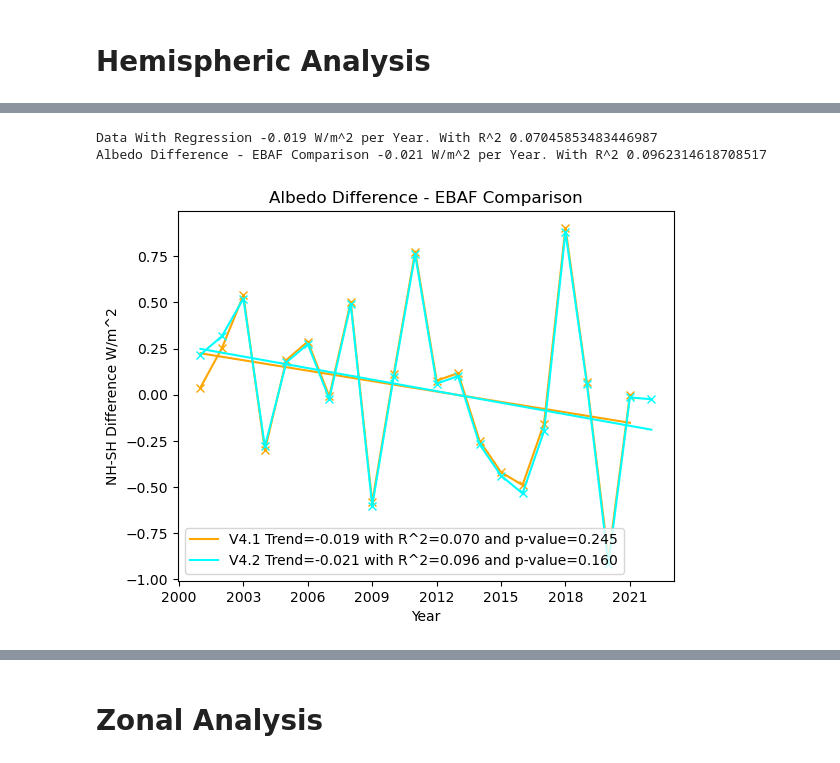
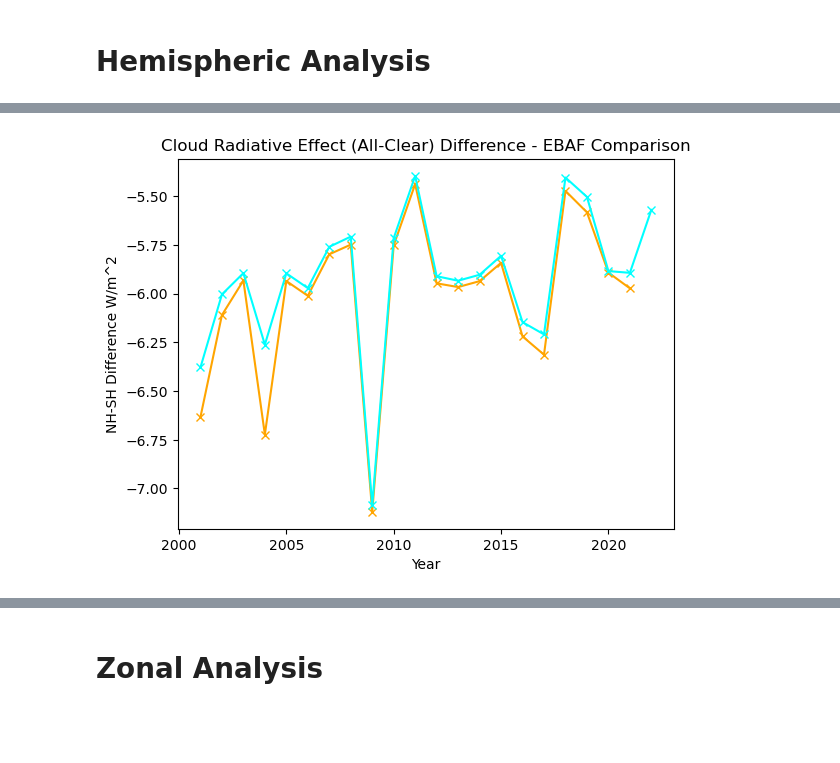
Before and after one commit to mwatwood-cu/Hemispheric-Albedo-Project, a Jupyter notebook: Albedo_project/Notebooks/EBAF_Comparison.ipynb, the cells around one changed output, grey strips where cells are left out. Saved outputs shown, nothing was run; the diff lists cells and outputs as text; code cells hidden in the pictures; blank space fills up the shorter version.

Commit message:
Finished running average work!

```diff
--- a/Albedo_project/Notebooks/EBAF_Comparison.ipynb
+++ b/Albedo_project/Notebooks/EBAF_Comparison.ipynb
@@ -35,10 +35,11 @@ ebaf_4_2_full_years = xr.open_dataset(ebaf_4_2_file_path)
 # %% [markdown]
 # Hemispheric Analysis
 # %%
+run_len = 0
 #Getting Version 4.1
-solar_in_4_1 = ceres_ebaf.create_hemisphere_data(ebaf_4_1_full_years["solar_mon"], time_weighting=1, end_yr="2023")
-shortwave_all_sky_4_1 = ceres_ebaf.create_hemisphere_data(ebaf_4_1_full_years["toa_sw_all_mon"], time_weighting=1, end_yr="2023")
-shortwave_clear_sky_4_1 = ceres_ebaf.create_hemisphere_data(ebaf_4_1_full_years["toa_sw_clr_c_mon"], time_weighting=1, end_yr="2023")
+solar_in_4_1 = ceres_ebaf.create_hemisphere_data(ebaf_4_1_full_years["solar_mon"], running_length=run_len)
+shortwave_all_sky_4_1 = ceres_ebaf.create_hemisphere_data(ebaf_4_1_full_years["toa_sw_all_mon"], running_length=run_len)
+shortwave_clear_sky_4_1 = ceres_ebaf.create_hemisphere_data(ebaf_4_1_full_years["toa_sw_clr_c_mon"], running_length=run_len)
 cre_total_4_1 = shortwave_all_sky_4_1-shortwave_clear_sky_4_1
 
 solar_diff_4_1 = solar_in_4_1["nh"]-solar_in_4_1["sh"]
@@ -47,9 +48,9 @@ clear_sky_diff_4_1 = shortwave_clear_sky_4_1["nh"]-shortwave_clear_sky_4_1["sh"]
 all_sky_diff_4_1 = shortwave_all_sky_4_1["nh"]-shortwave_all_sky_4_1["sh"]
 
 # Getting Version 4.2
-solar_in_4_2 = ceres_ebaf.create_hemisphere_data(ebaf_4_2_full_years["solar_mon"], time_weighting=1, end_yr="2023")
-shortwave_all_sky_4_2 = ceres_ebaf.create_hemisphere_data(ebaf_4_2_full_years["toa_sw_all_mon"], time_weighting=1, end_yr="2023")
-shortwave_clear_sky_4_2 = ceres_ebaf.create_hemisphere_data(ebaf_4_2_full_years["toa_sw_clr_c_mon"], time_weighting=1, end_yr="2023")
+solar_in_4_2 = ceres_ebaf.create_hemisphere_data(ebaf_4_2_full_years["solar_mon"], running_length=run_len)
+shortwave_all_sky_4_2 = ceres_ebaf.create_hemisphere_data(ebaf_4_2_full_years["toa_sw_all_mon"], running_length=run_len)
+shortwave_clear_sky_4_2 = ceres_ebaf.create_hemisphere_data(ebaf_4_2_full_years["toa_sw_clr_c_mon"], running_length=run_len)
 cre_total_4_2 = shortwave_all_sky_4_2-shortwave_clear_sky_4_2
 
 solar_diff_4_2 = solar_in_4_2["nh"]-solar_in_4_2["sh"]
@@ -59,13 +117,14 @@ all_sky_diff_4_2 = shortwave_all_sky_4_2["nh"]-shortwave_all_sky_4_2["sh"]
 # %%
-# Plotting the all sky difference in SW
-ceres_ebaf_plotting.plot_data_with_reg_line(all_sky_diff_4_1.year, all_sky_diff_4_1, include_trends=True,
-                                            tick_color=color_4_1, label="V4.1")
+""# Plotting the CRE in SW
+ceres_ebaf_plotting.plot_data_with_reg_line(cre_diff_4_1.year, cre_diff_4_1, include_trends=False, tick_color=color_4_1,
+                                            set_x_ticks=False, label="V4.1")
 
-ceres_ebaf_plotting.plot_data_with_reg_line(all_sky_diff_4_2.year, all_sky_diff_4_2, include_trends=True,
+ceres_ebaf_plotting.plot_data_with_reg_line(cre_diff_4_2.year, cre_diff_4_2, include_trends=False, set_x_ticks=False,
                                             y_label="NH-SH Difference W/m^2", tick_color=color_4_2, label="V4.2",
-                                            title="Albedo Difference - EBAF Comparison")
-plt.savefig(fig_path / current_month_folder / "All-Sky-Difference-EBAF-Compare")
+                                            title="Cloud Radiative Effect (All-Clear) Difference - EBAF Comparison")
+if run_len == 12:
+    plt.savefig(fig_path / current_month_folder / "CRE-Difference-EBAF-Compare-Running")
+if run_len == 0:
+    plt.savefig(fig_path / current_month_folder / "CRE-Difference-EBAF-Compare-Yearly")
 # %% [output]
-Data With Regression -0.019 W/m^2 per Year. With R^2 0.07045853483446987
-Albedo Difference - EBAF Comparison -0.021 W/m^2 per Year. With R^2 0.0962314618708517
-[figure, old version]
+[figure, new version]
```
Also changed, not shown: parts of 12 cells of this notebook, 5 other files.
